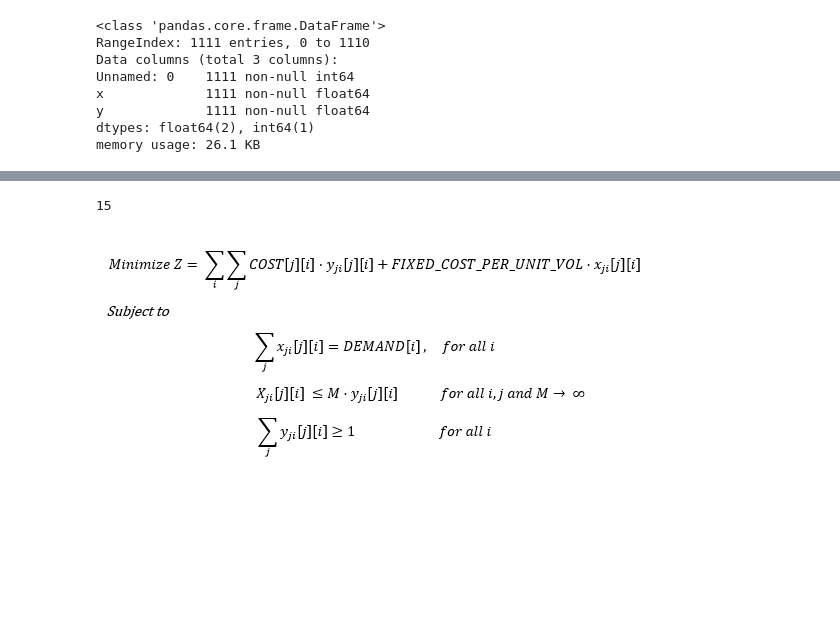
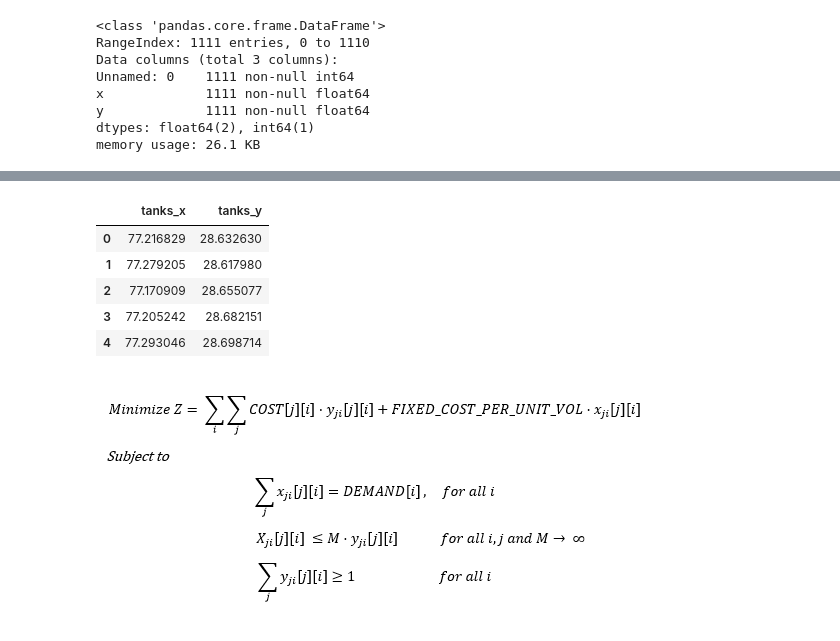
Before and after one commit to aviral36/RWHOptimiser, a Jupyter notebook: pipeline/OR_model_only/OR_model_optimal.ipynb, the cells around one changed output, grey strips where cells are left out. Cells and saved outputs as stored; diff of their text form; code cells hidden in the pictures; blank space fills up the shorter version.

```diff
--- a/pipeline/OR_model_only/OR_model_optimal.ipynb
+++ b/pipeline/OR_model_only/OR_model_optimal.ipynb
@@ -97,8 +99,20 @@ tanks
+# %%
+data = pd.read_csv('data.csv')
+tanks_loc = pd.read_csv('tanks_loc.csv')
+# %%
+tanks_loc.head()
+# %% [output]
+|  | tanks_x | tanks_y |
+| 0 | 77.216829 | 28.632630 |
+| 1 | 77.279205 | 28.617980 |
+| 2 | 77.170909 | 28.655077 |
+| 3 | 77.205242 | 28.682151 |
+| 4 | 77.293046 | 28.698714 |
 # %%
 import math
-PIPE_COST_PER_METRE = 300
-seti = range(len(houses))
-setj = range(len(tanks))
+PIPE_COST_PER_METRE = 120
+seti = range(len(data))
+setj = range(len(tanks_loc))
 COST = [[] for i in range(len(tanks))]
 def distance(j, i):
     a= (houses.loc[i, 'x'] - tanks.loc[j, 'x']) ** 2
@@ -110,5 +124,3 @@ for j in setj:
     for i in seti:
         COST[j].append(distance(j, i) * PIPE_COST_PER_METRE)
 len(COST)
-# %% [output]
-15
```
Also changed, not shown: parts of 18 cells of this notebook, 1 other file.
